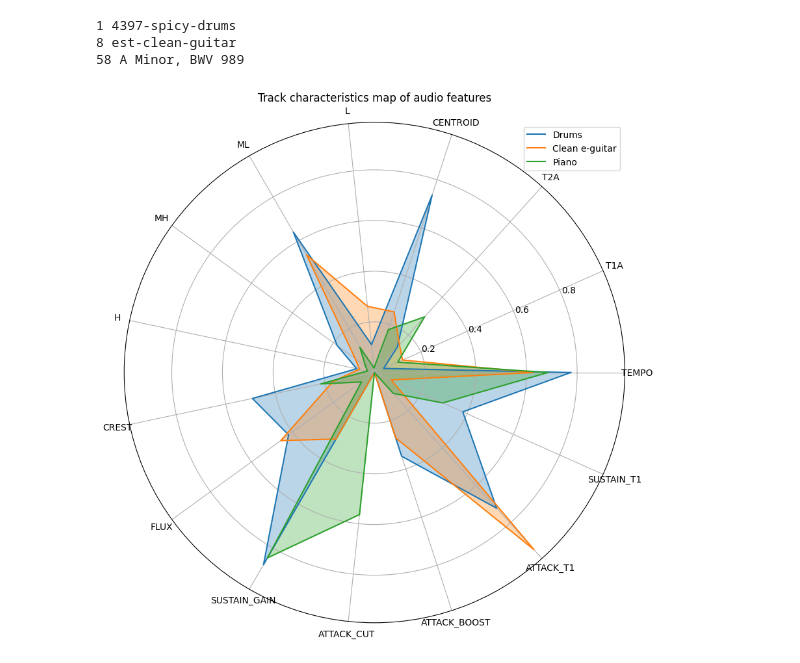
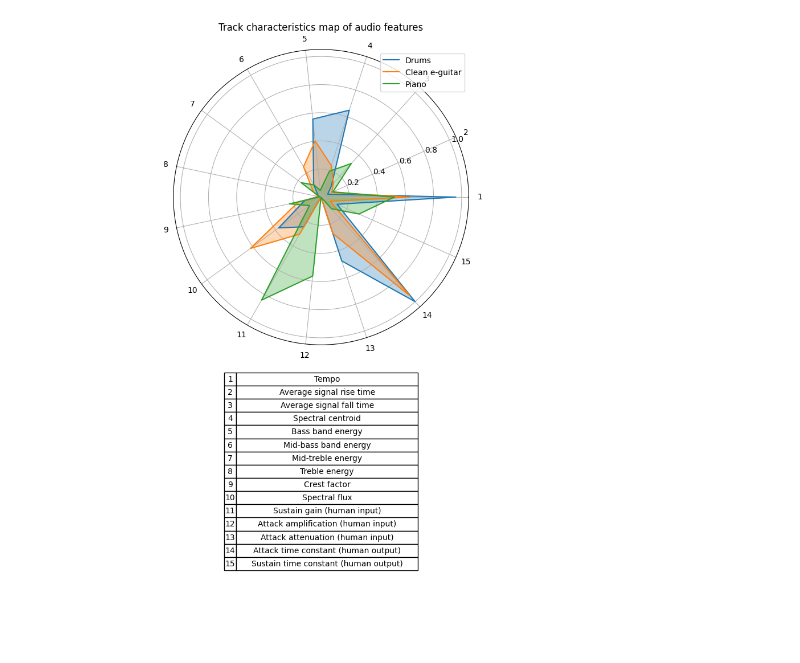
Before and after one commit to jake-is-ESD-protected/AI-TD, a Jupyter notebook: TauNet/feature_plots.ipynb, the cells around one changed output. Cells and saved outputs as stored; diff of their text form; code cells hidden in the pictures; blank space fills up the shorter version.

Commit message:
better AF plots

```diff
--- a/TauNet/feature_plots.ipynb
+++ b/TauNet/feature_plots.ipynb
@@ -5,16 +5,15 @@ import matplotlib.pyplot as plt
 import json
 from os.path import join
 
+# Load data from JSON files
 with open(join("dataset", "saved", "AITD_Dataset_Kristof_beta_1in.json"), "r") as json_file:
     input_data = json.load(json_file)
 with open(join("dataset", "saved", "AITD_Dataset_Kristof_beta_1out.json"), "r") as json_file:
     output_data = json.load(json_file)
 
-data = dict()
-for key in input_data.keys():
-    data[key] = input_data[key] + output_data[key]
+# Combine input and output data
+data = {key: input_data[key] + output_data[key] for key in input_data.keys()}
 df = pd.DataFrame.from_dict(data).T
-# df.index = df.index.astype(int)
 df = df.sort_index()
 df.columns = ["TEMPO",
               "T1A",
@@ -27,41 +26,76 @@ df.columns = ["TEMPO",
               "CREST",
               "FLUX",
               "SUSTAIN_GAIN",
               "ATTACK_CUT",
               "ATTACK_BOOST",
               "ATTACK_T1",
               "SUSTAIN_T1"]
 
-targets = ["1 4397-spicy-drums",
-        #    "2 x-808-x-percs-kb",
-           "8 est-clean-guitar",
-           "58 A Minor, BWV 989"]
+# Define targets and labels
+targets = [
+    #"1 4397-spicy-drums",
+    "2 x-808-x-percs-kb",
+    "8 est-clean-guitar",
+    "58 A Minor, BWV 989"]
 labels = ["Drums", "Clean e-guitar", "Piano"]
-fig, ax = plt.subplots(subplot_kw=dict(polar=True), figsize=(10,10))
+
+# Create the radar plot
+fig, (ax, ax_table) = plt.subplots(2, 1, figsize=(8, 10), gridspec_kw={'height_ratios': [4, 1]})
+ax = plt.subplot(211, polar=True)
 
 # Plot each subset separately
 for target, label in zip(targets, labels):
     subset_df = df[df.index.str.startswith(str(target))]
-    print(target)
     categories = subset_df.columns.tolist()
     data = subset_df.values[0]  # Selecting the first row of the subset for plotting
 
     angles = np.linspace(0, 2 * np.pi, len(categories), endpoint=False).tolist()
     data = np.concatenate((data, [data[0]]))
     angles += angles[:1]
 
     ax.plot(angles, data, label=label)
     ax.fill(angles, data, alpha=0.3)  # Fill the inner part with semi-transparent color
 
 # Set tick labels to DataFrame index
 ax.set_xticks(angles[:-1])
-ax.set_xticklabels(df.columns.tolist())
+ax.set_xticklabels(range(1, len(df.columns) + 1))
 
 plt.legend()
 plt.title('Track characteristics map of audio features')
+
+# Add table below the plot to explain the columns
+column_descriptions = [
+    "Tempo",
+    "Average signal rise time",
+    "Average signal fall time",
+    "Spectral centroid",
+    "Bass band energy",
+    "Mid-bass band energy",
+    "Mid-treble energy",
+    "Treble energy",
+    "Crest factor",
+    "Spectral flux",
+    "Sustain gain (human input)",
+    "Attack amplification (human input)",
+    "Attack attenuation (human input)",
+    "Attack time constant (human output)",
+    "Sustain time constant (human output)"
+]
+
+table_data = [[i+1, col] for i, col in enumerate(column_descriptions)]
+
+ax_table.axis('tight')
+ax_table.axis('off')
+
+# Create the table and set the column widths
+table = ax_table.table(cellText=table_data, colLabels=None, cellLoc='center', loc='center')
+table.auto_set_column_width([0, 1])
+table.auto_set_font_size(False)
+table.set_fontsize(10)
+table.scale(1, 1.5)
+# table.columns[0].set_width(0.1)  # Make the first column narrower
+
+plt.tight_layout()
 plt.show()
 # %% [output]
-1 4397-spicy-drums
-8 est-clean-guitar
-58 A Minor, BWV 989
-[figure, old version]
+[figure, new version]
```
